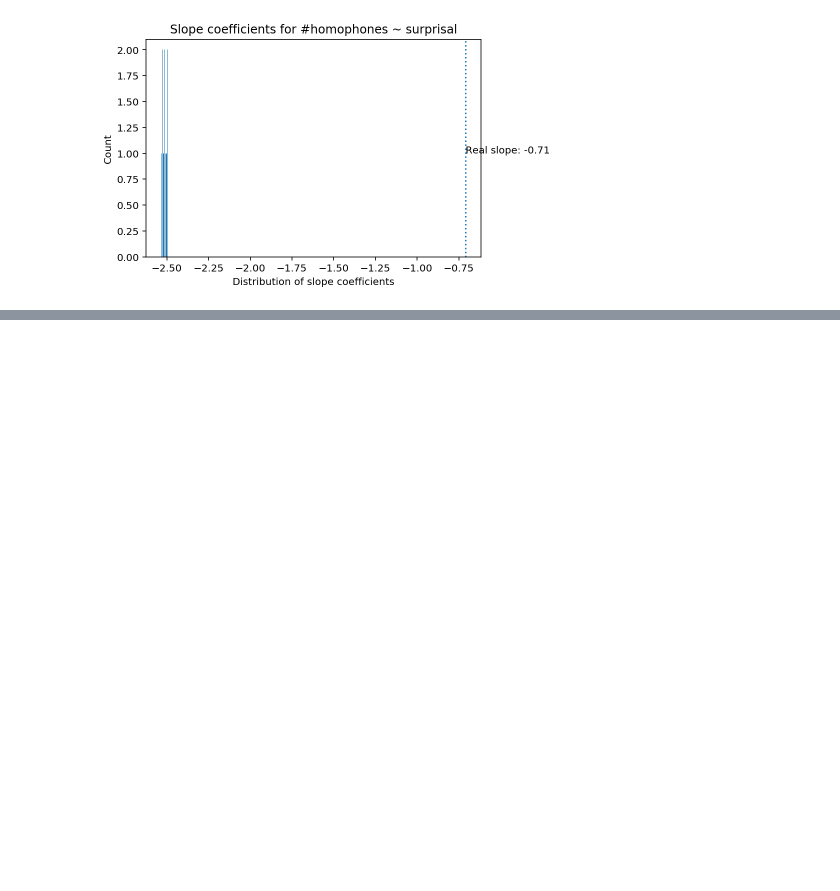
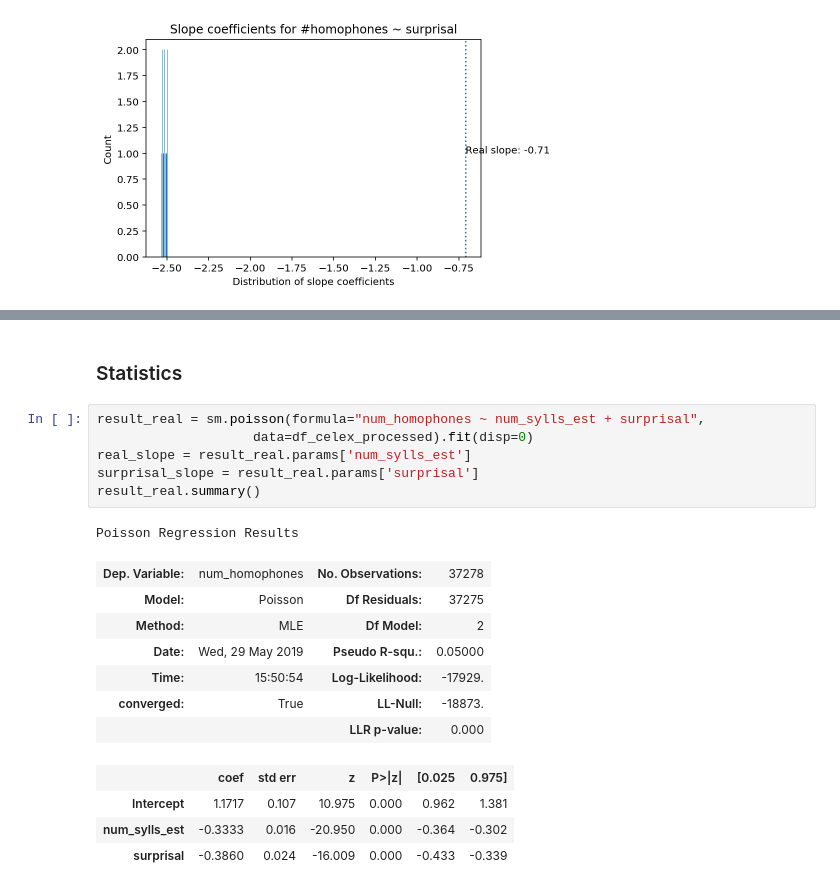
Before and after one commit to seantrott/homophone_simulations, a Jupyter notebook: using_null_lexicons.ipynb, the cells around one changed output, grey strips where cells are left out. Saved outputs shown, nothing was run; the diff lists cells and outputs as text; blank space fills up the shorter version.

```diff
--- a/using_null_lexicons.ipynb
+++ b/using_null_lexicons.ipynb
@@ -699,0 +757,21 @@ plt.show()
+# %% [markdown]
+### Statistics
+# %%
+result_real = sm.poisson(formula="num_homophones ~ num_sylls_est + surprisal",
+                    data=df_celex_processed).fit(disp=0)
+real_slope = result_real.params['num_sylls_est']
+surprisal_slope = result_real.params['surprisal']
+result_real.summary()
+# %% [output]
+Poisson Regression Results
+| Dep. Variable: | num_homophones | No. Observations: | 37278 |
+| Model: | Poisson | Df Residuals: | 37275 |
+| Method: | MLE | Df Model: | 2 |
+| Date: | Wed, 29 May 2019 | Pseudo R-squ.: | 0.05000 |
+| Time: | 15:50:54 | Log-Likelihood: | -17929. |
+| converged: | True | LL-Null: | -18873. |
+|  |  | LLR p-value: | 0.000 |
+|  | coef | std err | z | P>|z| | [0.025 | 0.975] |
+| Intercept | 1.1717 | 0.107 | 10.975 | 0.000 | 0.962 | 1.381 |
+| num_sylls_est | -0.3333 | 0.016 | -20.950 | 0.000 | -0.364 | -0.302 |
+| surprisal | -0.3860 | 0.024 | -16.009 | 0.000 | -0.433 | -0.339 |
```
Also changed, not shown: parts of 16 cells of this notebook, 3 other files.
